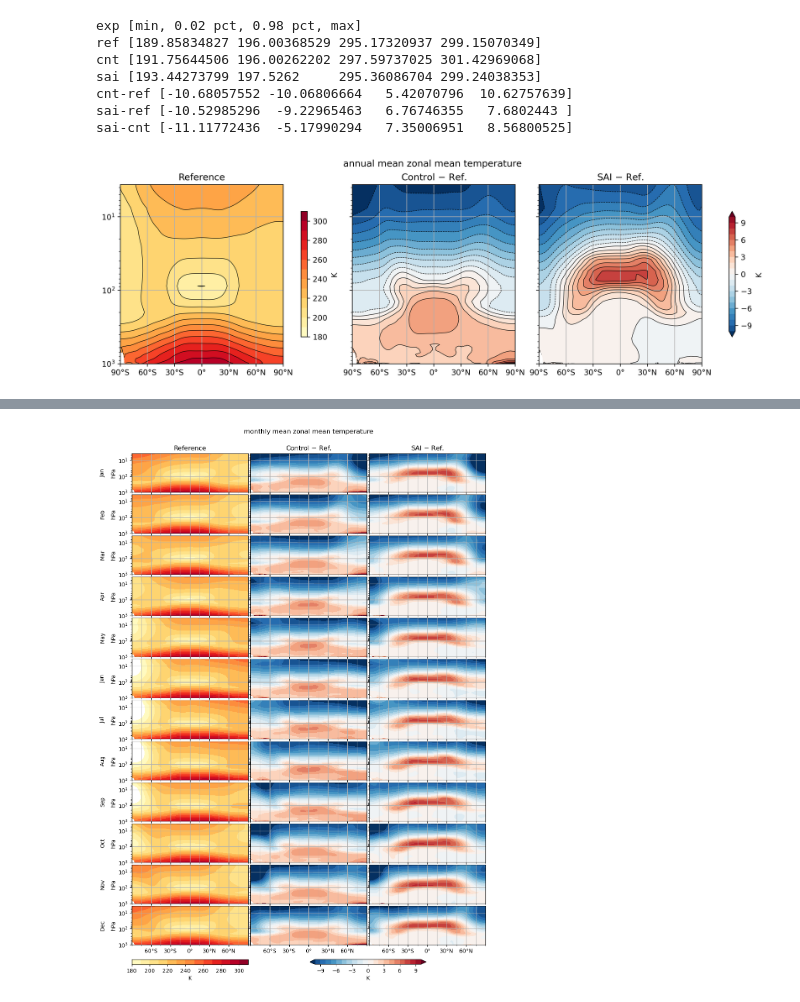
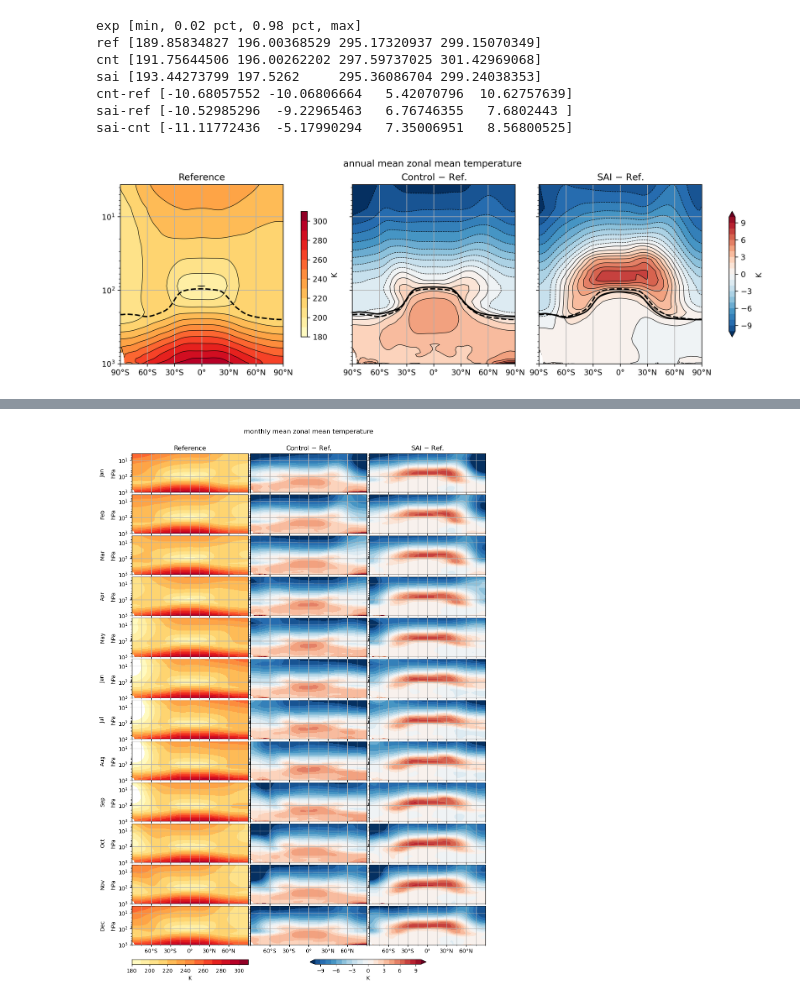
Before and after one commit to JdeJong96/TCs-under-SAI, a Jupyter notebook: analysis/notebooks/Tzm.ipynb, the cells around one changed output, grey strips where cells are left out. Saved outputs shown, nothing was run; the diff lists cells and outputs as text; code cells hidden in the pictures.

```diff
--- a/analysis/notebooks/Tzm.ipynb
+++ b/analysis/notebooks/Tzm.ipynb
@@ -12,6 +12,9 @@ MONTHS_NH = [6,7,8,9,10]  # NH TC season months [1: Jan - 12: Dec]
 MONTHS_SH = [1,2,3,4,5]   # SH TC season months
 # %%
 ds = xr.open_dataset(f'../jobs/{NAME}/data/{NAME}.nc')
+
+# for tropopause contours
+TROP_P = xr.open_dataset('../jobs/TROP_P/data/TROP_P.nc').TROP_P
 
 # add anomalies to datasets
 for exp in ['cnt-ref','sai-ref','sai-cnt']:
@@ -45,38 +49,45 @@ cbarunit_abs = 'K'
 cbarunit_rel = 'K'
 # %%
 data = ds[NAME].weighted(ds.dpm).mean('month')
+tpdata = TROP_P.weighted(ds.dpm).mean(('month','lon'))
 
 kwargs = dict()
 
 fig,axs = plt.subplots(1,3, dpi=300, figsize=(12,4), layout='constrained', sharex=True, sharey=True)
 
 ax=axs[0]
 pcm = ax.contourf(data.lat, data.plev/100, data.sel(exp='ref'), **cfkwargs_abs)
 psm = ax.contour(data.lat, data.plev/100, data.sel(exp='ref'), levels=pcm.levels, colors='k', linewidths=0.6, **kwargs)
 #pcm.set_rasterized(True)
 #psm.set_rasterized(True)
 #ax.contour(data.lon2d, data.lat2d, data.sel(exp='ref'), levels=[25], colors='k', linewidths=1.2, linestyles='--', **kwargs)
 cb = fig.colorbar(pcm, ax=axs[0], shrink=0.7, orientation='vertical')
 cb.ax.set_ylabel(cbarunit_abs)
 ax.set_title('Reference')
 
 for ax,exp,tit in zip(axs[1:],['cnt-ref','sai-ref'],['Control $-$ Ref.','SAI $-$ Ref.']):
     pcm = ax.contourf(data.lat, data.plev/100, data.sel(exp=exp), **cfkwargs_rel)
     psm = ax.contour(data.lat, data.plev/100, data.sel(exp=exp), levels=pcm.levels, colors='k', linewidths=[0.6], **kwargs)
     #pcm.set_rasterized(True)
     ax.set_title(tit)
 cb = fig.colorbar(pcm, ax=axs[1:], shrink=0.7, orientation='vertical')
 cb.ax.set_ylabel(cbarunit_rel)
 
+axs[0].plot(tpdata.lat, tpdata.sel(exp='ref')/100, ls='--', c='k', lw=1.8, **kwargs)
+axs[1].plot(tpdata.lat, tpdata.sel(exp='ref')/100, ls='--', c='k', lw=1.8, **kwargs)
+axs[2].plot(tpdata.lat, tpdata.sel(exp='ref')/100, ls='--', c='k', lw=1.8, **kwargs)
+axs[1].plot(tpdata.lat, tpdata.sel(exp='cnt')/100, ls='-', c='k', lw=1.8, **kwargs)
+axs[2].plot(tpdata.lat, tpdata.sel(exp='sai')/100, ls='-', c='k', lw=1.8, **kwargs)
+
 for ax in axs:
     ax.invert_yaxis()
     ax.set_yscale('log')
     ax.set_xticks(range(-90,91,30), labels=['90°S','60°S','30°S','0°','30°N','60°N','90°N'])
     ax.grid()
 
 fig.suptitle('annual mean '+LONGNAME)
 fig.savefig(f'../figures/{NAME}.annualmean.pdf', bbox_inches='tight', transparent=True)
 # %% [output]
-[figure, old version]
+[figure, new version]
 # %%
 data = ds[NAME].weighted(ds.dpm).mean('month')
```
Also changed, not shown: parts of 3 cells of this notebook, 4 other files.
